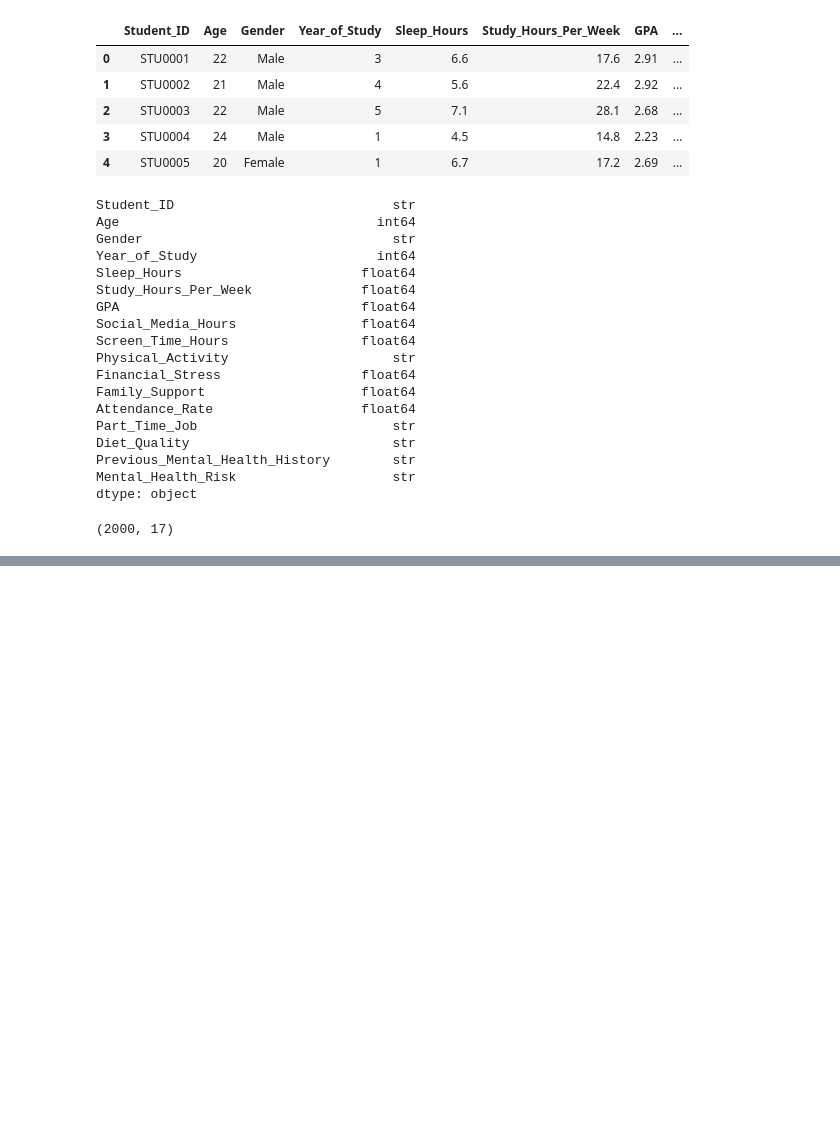
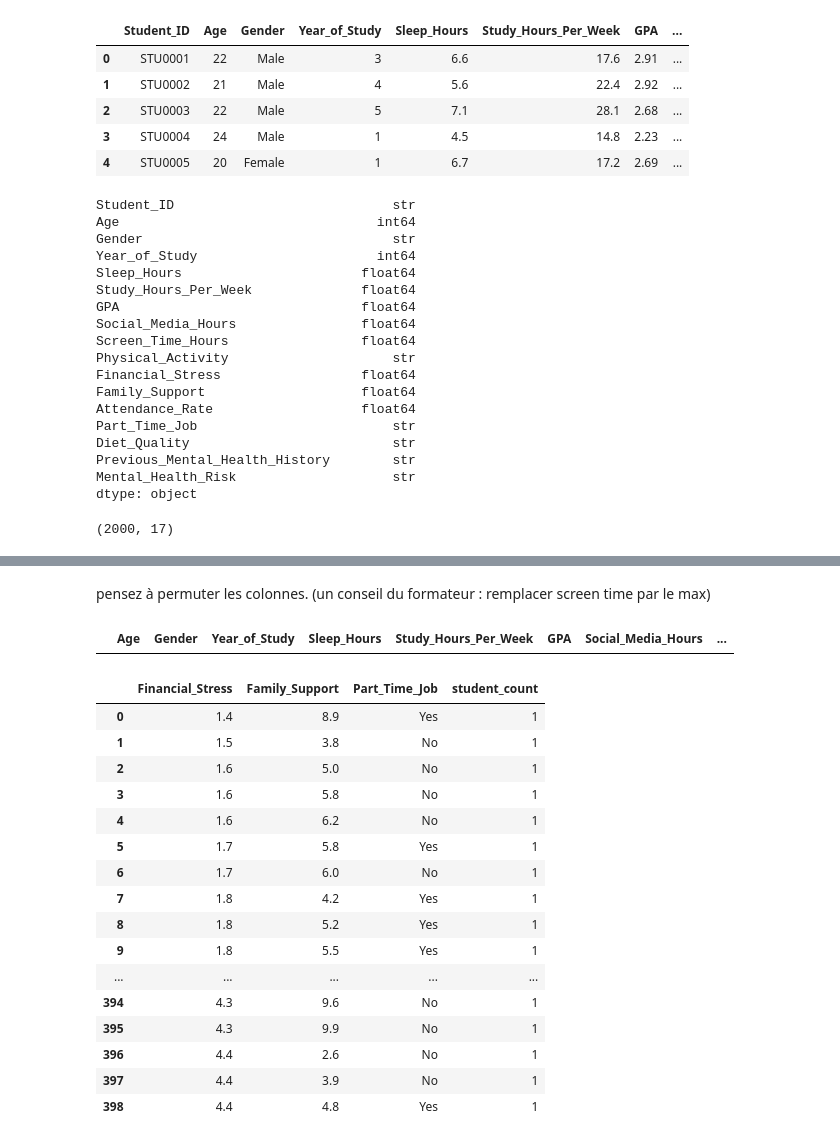
Before and after one commit to kuroi-hime/Pr-diction-du-risque-de-sant-mentale-chez-les-tudiants, a Jupyter notebook: notebooks/01_Data_loading_&_EDA.ipynb, the cells around one changed output, grey strips where cells are left out. Cells and saved outputs as stored; diff of their text form; code cells hidden in the pictures; blank space fills up the shorter version.

```diff
--- a/notebooks/01_Data_loading_&_EDA.ipynb
+++ b/notebooks/01_Data_loading_&_EDA.ipynb
@@ -53,0 +270,9 @@ data.shape
+# %%
+# Age vs Year_of_Study
+grouped_age = (
+    X[["Age", "Year_of_Study"]]
+    .groupby(by=["Age", "Year_of_Study"]).size()
+)
+pd.set_option("display.max_rows", None)
+df_grouped_age = grouped_age.reset_index(name="student_count")
+df_grouped_age
@@ -53,0 +482,3 @@ data.shape
+# %% [markdown]
+pensez à permuter les colonnes. (un conseil du formateur : remplacer screen time par le max)
+<!-- c'est abati -->
@@ -53,0 +509,37 @@ data.shape
+# %%
+X[X["Social_Media_Hours"] > X["Screen_Time_Hours"]]
+# %% [output]
+|  | Age | Gender | Year_of_Study | Sleep_Hours | Study_Hours_Per_Week | GPA | Social_Media_Hours | ... |
+# %%
+# Financial_Stress vs Family_Support + Part_Time_Job
+grouped_financial = (
+    X[
+        [
+            "Financial_Stress",
+            "Family_Support",
+            "Part_Time_Job"
+        ]
+    ].groupby(
+        by=["Financial_Stress", "Family_Support", "Part_Time_Job"]
+    ).size()
+)
+df_grouped_financial = grouped_financial.reset_index(name="student_count")
+df_grouped_financial
+# %% [output]
+|  | Financial_Stress | Family_Support | Part_Time_Job | student_count |
+| 0 | 1.4 | 8.9 | Yes | 1 |
+| 1 | 1.5 | 3.8 | No | 1 |
+| 2 | 1.6 | 5.0 | No | 1 |
+| 3 | 1.6 | 5.8 | No | 1 |
+| 4 | 1.6 | 6.2 | No | 1 |
+| 5 | 1.7 | 5.8 | Yes | 1 |
+| 6 | 1.7 | 6.0 | No | 1 |
+| 7 | 1.8 | 4.2 | Yes | 1 |
+| 8 | 1.8 | 5.2 | Yes | 1 |
+| 9 | 1.8 | 5.5 | Yes | 1 |
+| ... | ... | ... | ... | ... |
+| 394 | 4.3 | 9.6 | No | 1 |
+| 395 | 4.3 | 9.9 | No | 1 |
+| 396 | 4.4 | 2.6 | No | 1 |
+| 397 | 4.4 | 3.9 | No | 1 |
+| 398 | 4.4 | 4.8 | Yes | 1 |
```
Also changed, not shown: parts of 41 cells of this notebook.
